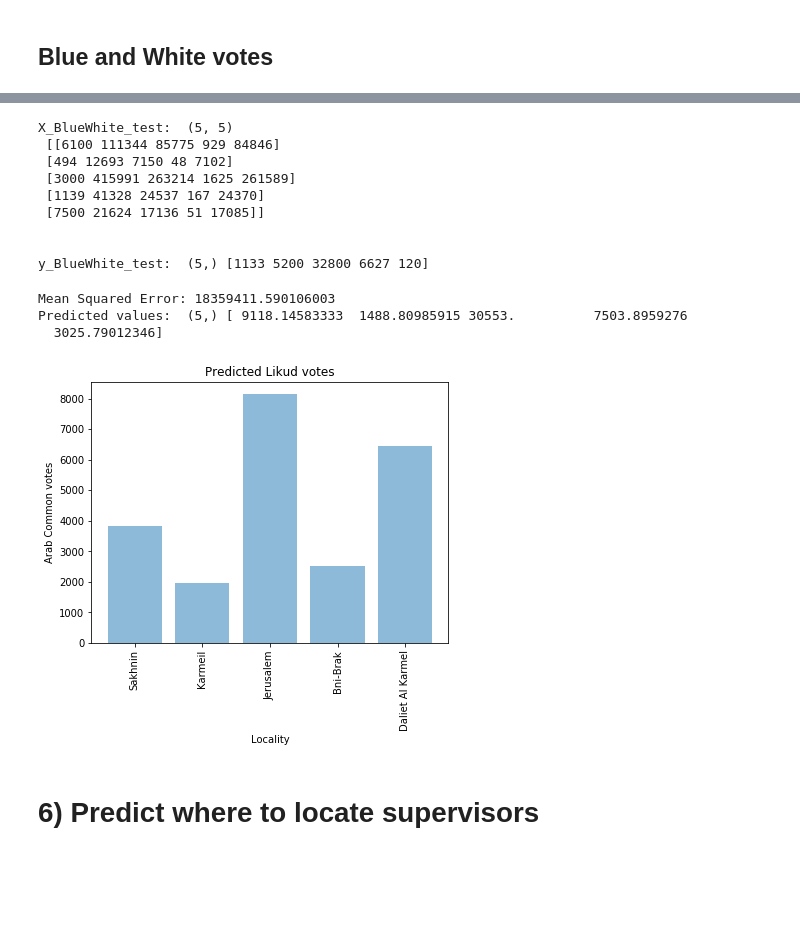
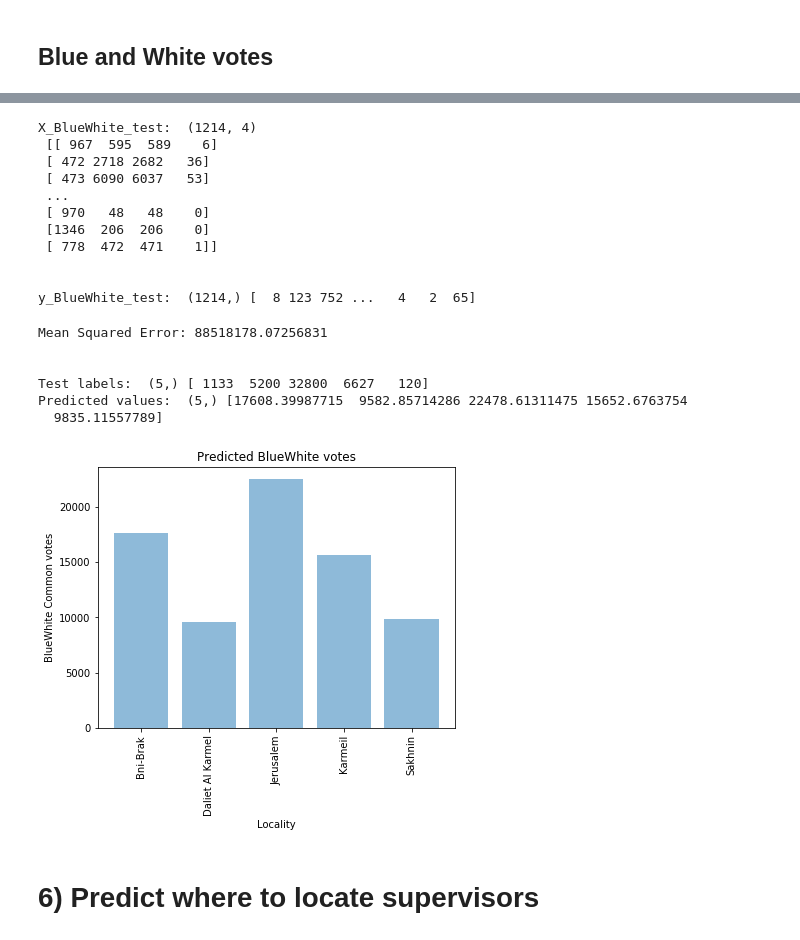
Before and after one commit to zbeedatm/machine_learning, a Jupyter notebook: HW2.ipynb, the cells around one changed output, grey strips where cells are left out. Cells and saved outputs as stored; diff of their text form; code cells hidden in the pictures; blank space fills up the shorter version.

```diff
--- a/HW2.ipynb
+++ b/HW2.ipynb
@@ -1281,0 +1350,3 @@ print(X_5_filtered.shape, X_5_filtered)
+# %%
+df_5_test = df_test_locality[["Locality Code", "Voters", "Qualified", "Disqualified", party2code["מחל"], party2code["ודעם"], party2code["פה"]]]
+df_5_test.head()
@@ -1525,8 +1619,11 @@ plt.show()
 # X_BlueWhite_train = np.delete(X[:, 3:],[33],1) # Without BlueWhite data
 # y_BlueWhite_train = X[:, [33]] # BlueWhite votes
 
-X_BlueWhite_train = X_train_locality[:, 2:7]
-y_BlueWhite_train = X_train_locality[:, 29] # Likud votes
+# X_BlueWhite_train = X_train_locality[:, 2:7]
+# y_BlueWhite_train = X_train_locality[:, 29] # BlueWhite votes
+
+X_BlueWhite_train = df_5_train.values[:, :4]
+y_BlueWhite_train = df_5_train.values[:, 6] # BlueWhite votes
 
 y_BlueWhite_train = y_BlueWhite_train.astype('int')
 
@@ -1559,48 +1656,61 @@ array([0.01794679, 0.06989052, 0.41633538, 0.05399409, 0.44183322])
 # %%
 ## With polling numbers
 # X_BlueWhite_test = np.delete(X_23_filtered[:, 3:],[28],1) # Without Likud data
-# y_BlueWhite_test = X_23_filtered[:, 28] # Likud votes
+# y_BlueWhite_test = X_23_filtered[:, 28] # BlueWhite votes
 
 ## Only localities - filtered
-X_BlueWhite_test = X_5_filtered[:, 2:7]
-y_BlueWhite_test = X_5_filtered[:, 29] # Likud votes
+# X_BlueWhite_test = X_5_filtered[:, 2:7]
+# y_BlueWhite_test = X_5_filtered[:, 29] # BlueWhite votes
 
 # With localities only
 # X_BlueWhite_test = X_test_locality[:, 2:7]
-# y_BlueWhite_test = X_test_locality[:, 32] # Likud votes
+# y_BlueWhite_test = X_test_locality[:, 32] # BlueWhite votes
+X_BlueWhite_test = df_5_test.values[:, :4]
+y_BlueWhite_test = df_5_test.values[:, 6] # BlueWhite votes
 
 print("X_BlueWhite_test: ",  X_BlueWhite_test.shape, "\n", X_BlueWhite_test)
 print("\n\ny_BlueWhite_test: ",  y_BlueWhite_test.shape, y_BlueWhite_test)
 # %% [output]
-X_BlueWhite_test:  (5, 5)
- [[6100 111344 85775 929 84846]
- [494 12693 7150 48 7102]
- [3000 415991 263214 1625 261589]
- [1139 41328 24537 167 24370]
- [7500 21624 17136 51 17085]]
+X_BlueWhite_test:  (1214, 4)
+ [[ 967  595  589    6]
+ [ 472 2718 2682   36]
+ [ 473 6090 6037   53]
+ ...
+ [ 970   48   48    0]
+ [1346  206  206    0]
+ [ 778  472  471    1]]
 
 
-y_BlueWhite_test:  (5,) [1133 5200 32800 6627 120]
+y_BlueWhite_test:  (1214,) [  8 123 752 ...   4   2  65]
 # %%
 y_BlueWhite_pred=adb_BlueWhite.predict(X_BlueWhite_test)
 
 print('Mean Squared Error:', metrics.mean_squared_error(y_BlueWhite_test, y_BlueWhite_pred))
-print("Predicted values: ", y_BlueWhite_pred.shape, y_BlueWhite_pred)
+
+filtered_BlueWhite_pred = np.array(y_BlueWhite_pred)[df_c_5_filtered.index]
+filtered_BlueWhite_labels = np.array(y_BlueWhite_test)[df_c_5_filtered.index]
+
+print("\n")
+print("Test labels: ", filtered_BlueWhite_labels.shape, filtered_BlueWhite_labels)
+print("Predicted values: ", filtered_BlueWhite_pred.shape, filtered_BlueWhite_pred)
 # %% [output]
-Mean Squared Error: 18359411.590106003
-Predicted values:  (5,) [ 9118.14583333  1488.80985915 30553.          7503.8959276
-  3025.79012346]
+Mean Squared Error: 88518178.07256831
+
+
+Test labels:  (5,) [ 1133  5200 32800  6627   120]
+Predicted values:  (5,) [17608.39987715  9582.85714286 22478.61311475 15652.6763754
+  9835.11557789]
 # %%
 plt.figure(figsize=(6.4,4.8))
 y_pos = np.arange(len(columns_5))
-plt.bar(y_pos, y_ArabList_pred, align='center', alpha=0.5)
+plt.bar(y_pos, filtered_BlueWhite_pred, align='center', alpha=0.5)
 plt.xticks(y_pos, columns_5, rotation='vertical')
 plt.xlabel('Locality')
-plt.ylabel('Arab Common votes')
-plt.title('Predicted Likud votes')
+plt.ylabel('BlueWhite Common votes')
+plt.title('Predicted BlueWhite votes')
 plt.show()
 # %% [output]
-[figure, old version]
+[figure, new version]
 # %% [markdown]
 # 6) Predict where to locate supervisors
 # %% [markdown]
```
Also changed, not shown: parts of 55 cells of this notebook.
